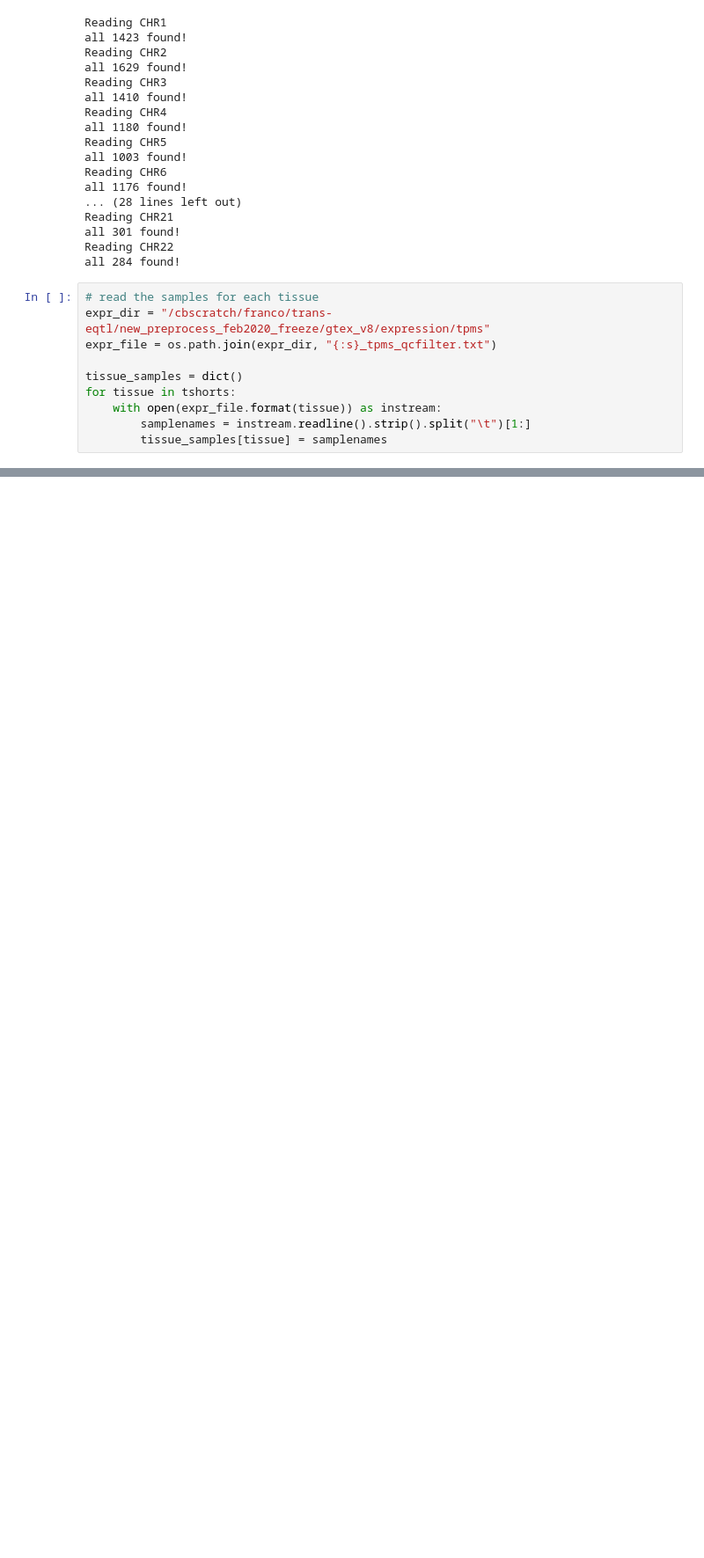
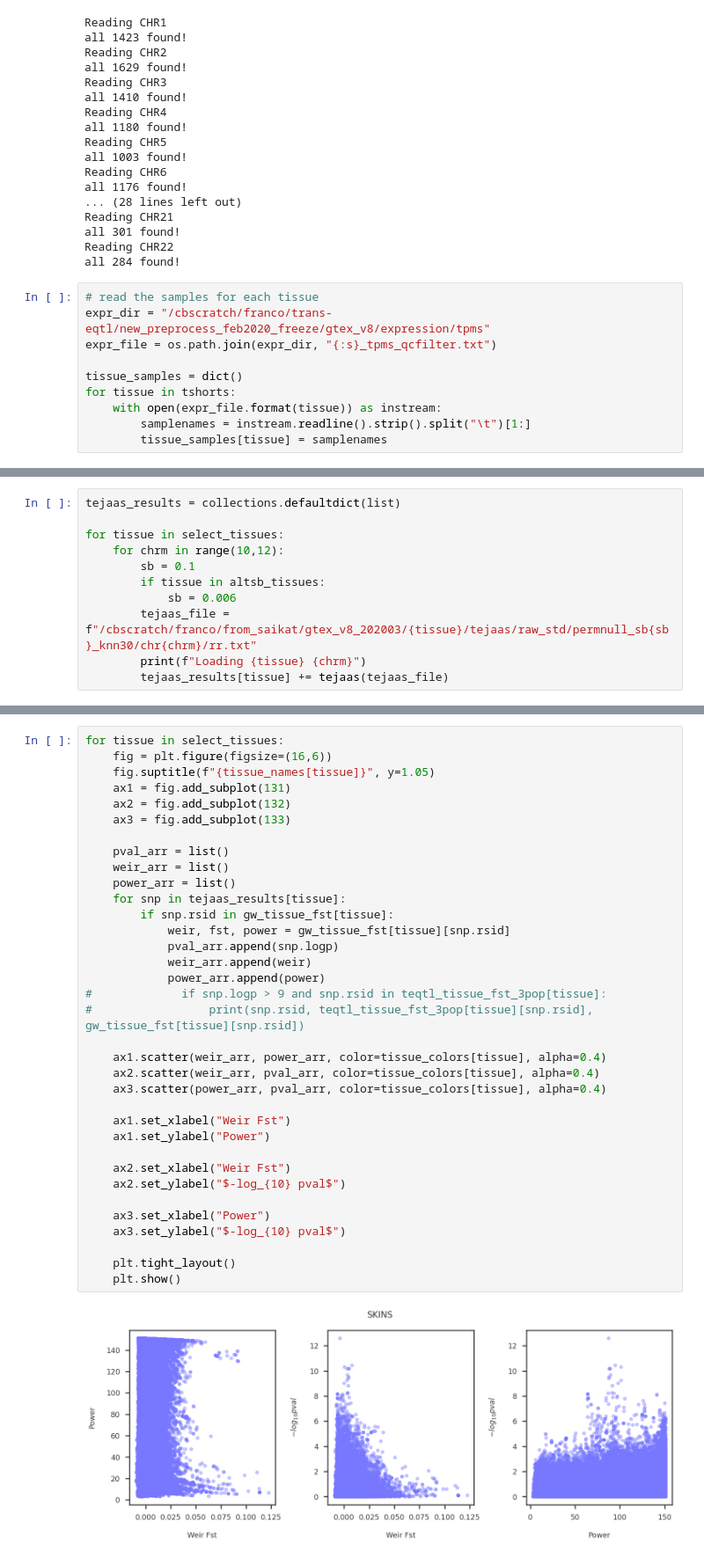
Before and after one commit to banskt/trans-eqtl-pipeline, a Jupyter notebook: analysis/jupyter/fst_analysis/trans_eqtl_fsts_and_power.ipynb, the cells around one changed output, grey strips where cells are left out. Shown at 88% size. Cells and saved outputs as stored; diff of their text form; blank space fills up the shorter version.

```diff
--- a/analysis/jupyter/fst_analysis/trans_eqtl_fsts_and_power.ipynb
+++ b/analysis/jupyter/fst_analysis/trans_eqtl_fsts_and_power.ipynb
@@ -370,0 +701,11 @@ print(fsts_gtex, power_gtex, weir_fsts_gtex)
+# %%
+tejaas_results = collections.defaultdict(list)
+
+for tissue in select_tissues:
+    for chrm in range(10,12):
+        sb = 0.1
+        if tissue in altsb_tissues:
+            sb = 0.006
+        tejaas_file = f"/cbscratch/franco/from_saikat/gtex_v8_202003/{tissue}/tejaas/raw_std/permnull_sb{sb}_knn30/chr{chrm}/rr.txt"
+        print(f"Loading {tissue} {chrm}")
+        tejaas_results[tissue] += tejaas(tejaas_file)
@@ -370,0 +721,37 @@ print(fsts_gtex, power_gtex, weir_fsts_gtex)
+# %%
+for tissue in select_tissues:
+    fig = plt.figure(figsize=(16,6))
+    fig.suptitle(f"{tissue_names[tissue]}", y=1.05)
+    ax1 = fig.add_subplot(131)
+    ax2 = fig.add_subplot(132)
+    ax3 = fig.add_subplot(133)
+
+    pval_arr = list()
+    weir_arr = list()
+    power_arr = list()
+    for snp in tejaas_results[tissue]:
+        if snp.rsid in gw_tissue_fst[tissue]:
+            weir, fst, power = gw_tissue_fst[tissue][snp.rsid]
+            pval_arr.append(snp.logp)
+            weir_arr.append(weir)
+            power_arr.append(power)
+#             if snp.logp > 9 and snp.rsid in teqtl_tissue_fst_3pop[tissue]:
+#                 print(snp.rsid, teqtl_tissue_fst_3pop[tissue][snp.rsid], gw_tissue_fst[tissue][snp.rsid])
+
+    ax1.scatter(weir_arr, power_arr, color=tissue_colors[tissue], alpha=0.4)
+    ax2.scatter(weir_arr, pval_arr, color=tissue_colors[tissue], alpha=0.4)
+    ax3.scatter(power_arr, pval_arr, color=tissue_colors[tissue], alpha=0.4)
+
+    ax1.set_xlabel("Weir Fst")
+    ax1.set_ylabel("Power")
+
+    ax2.set_xlabel("Weir Fst")
+    ax2.set_ylabel("$-log_{10} pval$")
+
+    ax3.set_xlabel("Power")
+    ax3.set_ylabel("$-log_{10} pval$")
+
+    plt.tight_layout()
+    plt.show()
+# %% [output]
+[figure, added]
```
Also changed, not shown: parts of 16 cells of this notebook, 4 other files.
